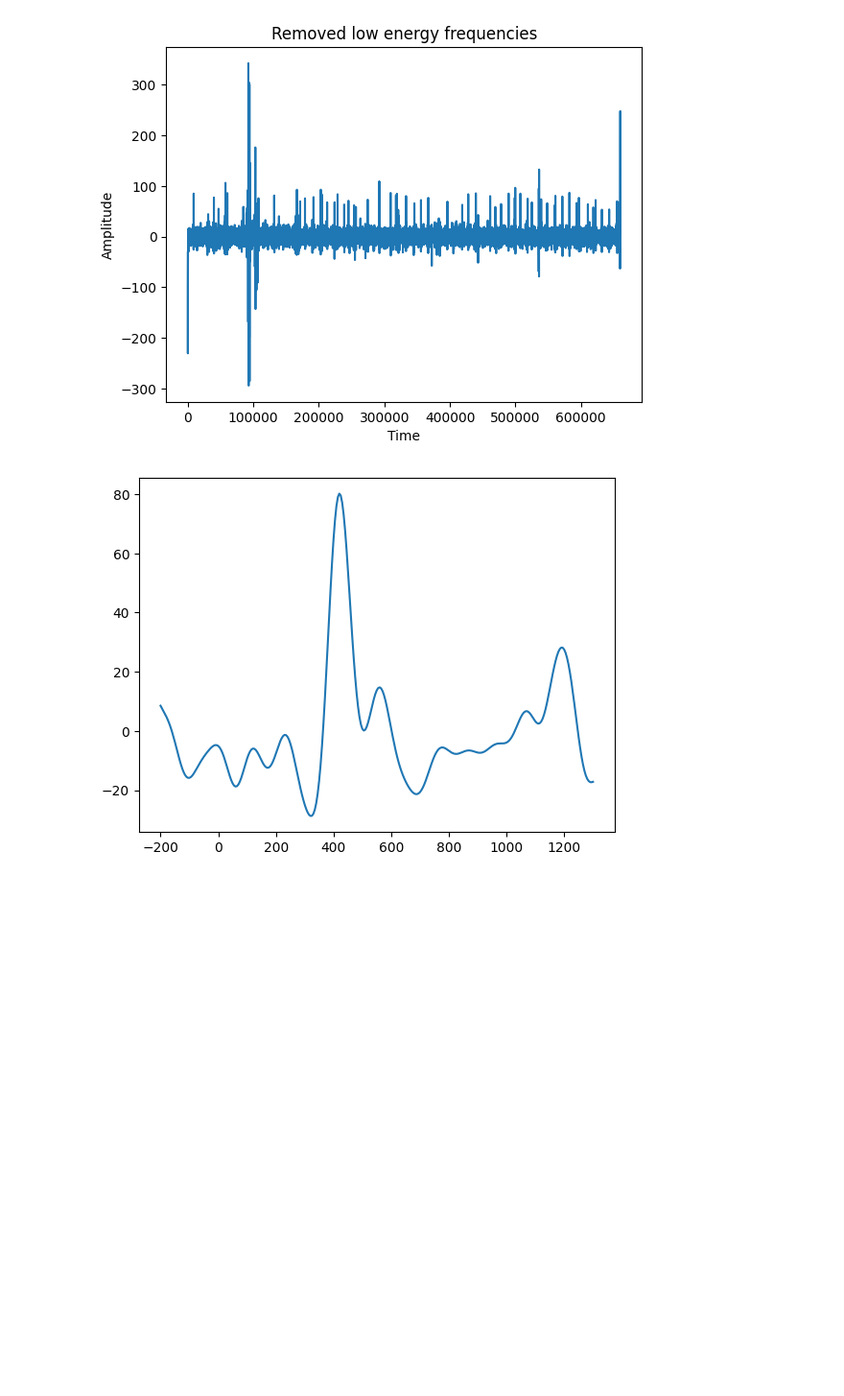
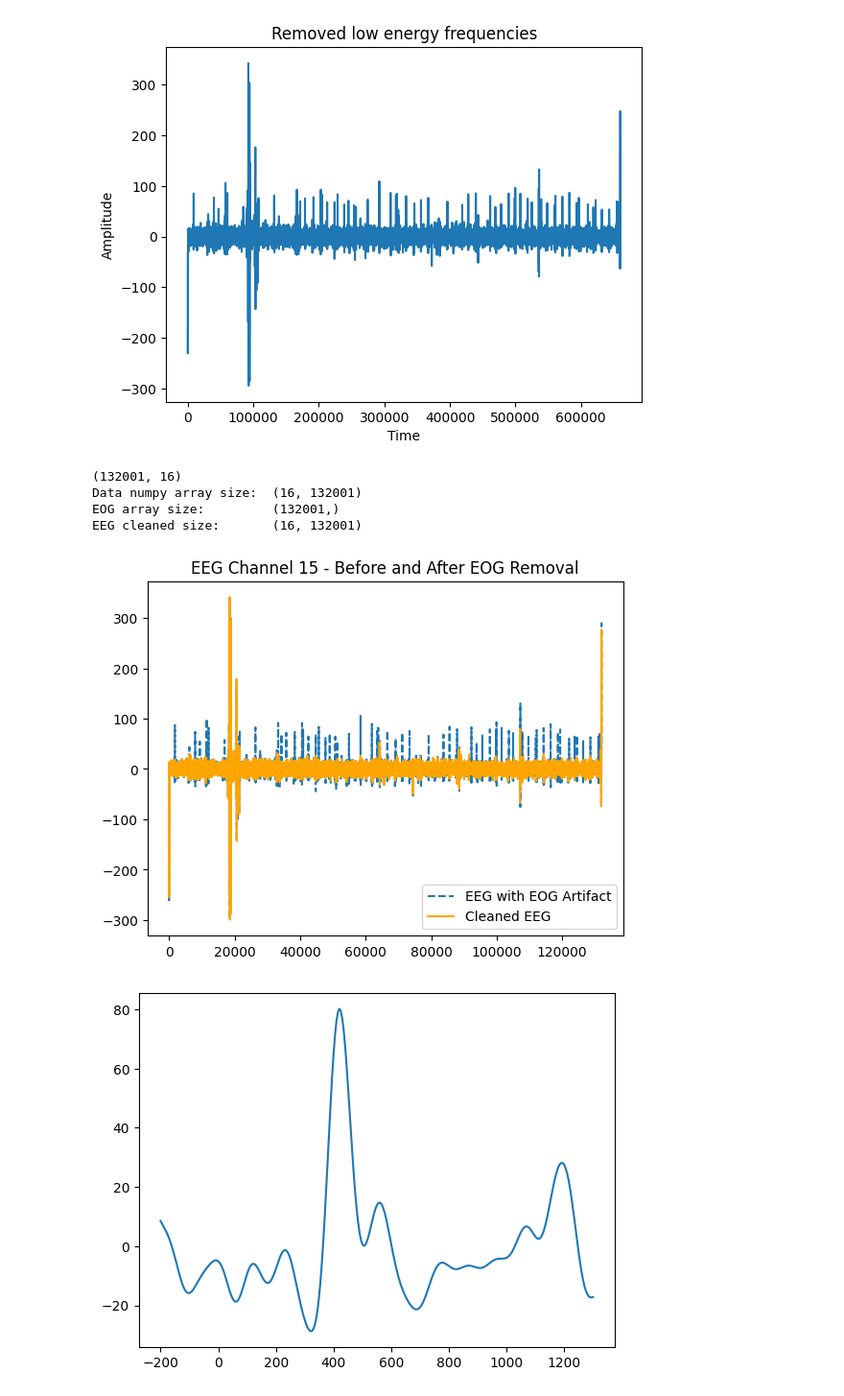
Before and after one commit to nspyrop03/bci-challenge-ner15, a Jupyter notebook: p300_detection.ipynb, the cells around one changed output. Shown at 96% size. Drawn from its saved outputs; the diff is of its cells as text; code cells hidden in the pictures; blank space fills up the shorter version.

Commit message:
Tried LinearRegression to remove artifacts with EOG channel

```diff
--- a/p300_detection.ipynb
+++ b/p300_detection.ipynb
@@ -35,6 +46,39 @@ utils.plot_channel(filtered_data, 0, default_channel, title='Removed low energy
 132000     33.210205
 Name: Cz, Length: 132001, dtype: float64
 [figure]
+# %%
+proc_channels = filtered_data[important_channels]
+print(proc_channels.shape)
+data_arr = proc_channels.to_numpy().T
+print(f'Data numpy array size: \t{data_arr.shape}')
+eog_data = filtered_data['EOG'].to_numpy()
+print(f'EOG array size: \t{eog_data.shape}')
+eog_data = utils.bandpass_filter_arr(eog_data, highcut=30)
+
+def remove_eog_artifacts(eeg_data, eog_signal):
+    eeg_cleaned = np.zeros_like(eeg_data)
+    for i in range(eeg_data.shape[0]):
+        reg = LinearRegression().fit(eog_signal.reshape(-1, 1), eeg_data[i, :])
+        predicted_artifact = reg.predict(eog_signal.reshape(-1, 1))
+        eeg_cleaned[i, :] = eeg_data[i, :] - predicted_artifact
+    return eeg_cleaned
+
+eeg_cleaned = remove_eog_artifacts(data_arr, eog_data)
+print(f'EEG cleaned size: \t{eeg_cleaned.shape}')
+# %% [output]
+(132001, 16)
+Data numpy array size:  (16, 132001)
+EOG array size:         (132001,)
+EEG cleaned size:       (16, 132001)
+# %%
+channel = 15
+plt.plot(filtered_data[important_channels[channel]], label="EEG with EOG Artifact", linestyle="dashed")
+plt.title(f"EEG Channel {channel} - Before and After EOG Removal")
+plt.plot(eeg_cleaned[channel], label="Cleaned EEG", color="orange")
+plt.legend()
+plt.show()
+# %% [output]
+[figure, added]
 # %%
 feedback_id = 30
 part, t = utils.get_part_after_feedback(filtered_data, feedback_times, feedback_id=feedback_id, before=0.2, after=1.3)
```
Also changed, not shown: parts of 2 cells of this notebook, 1 other file.
